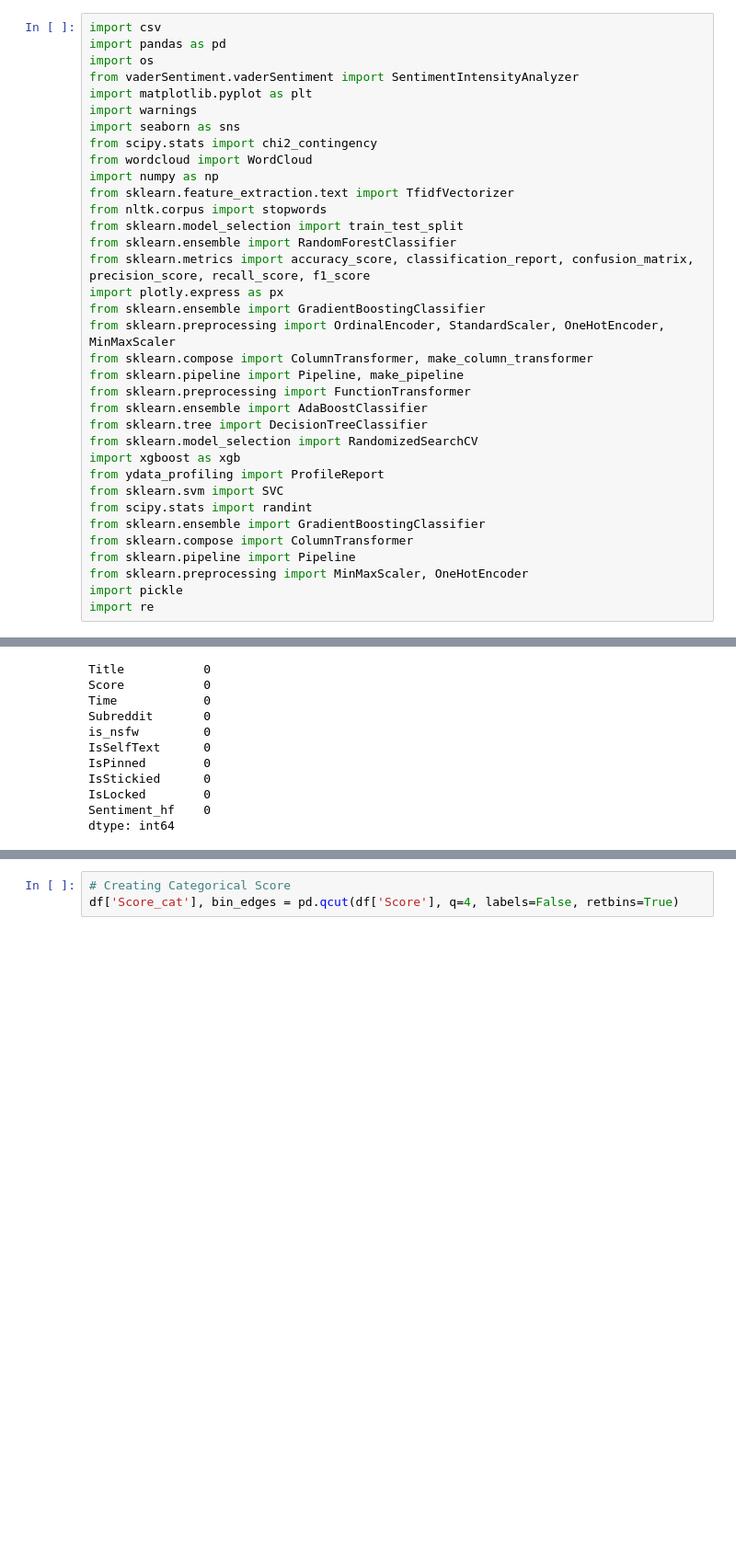
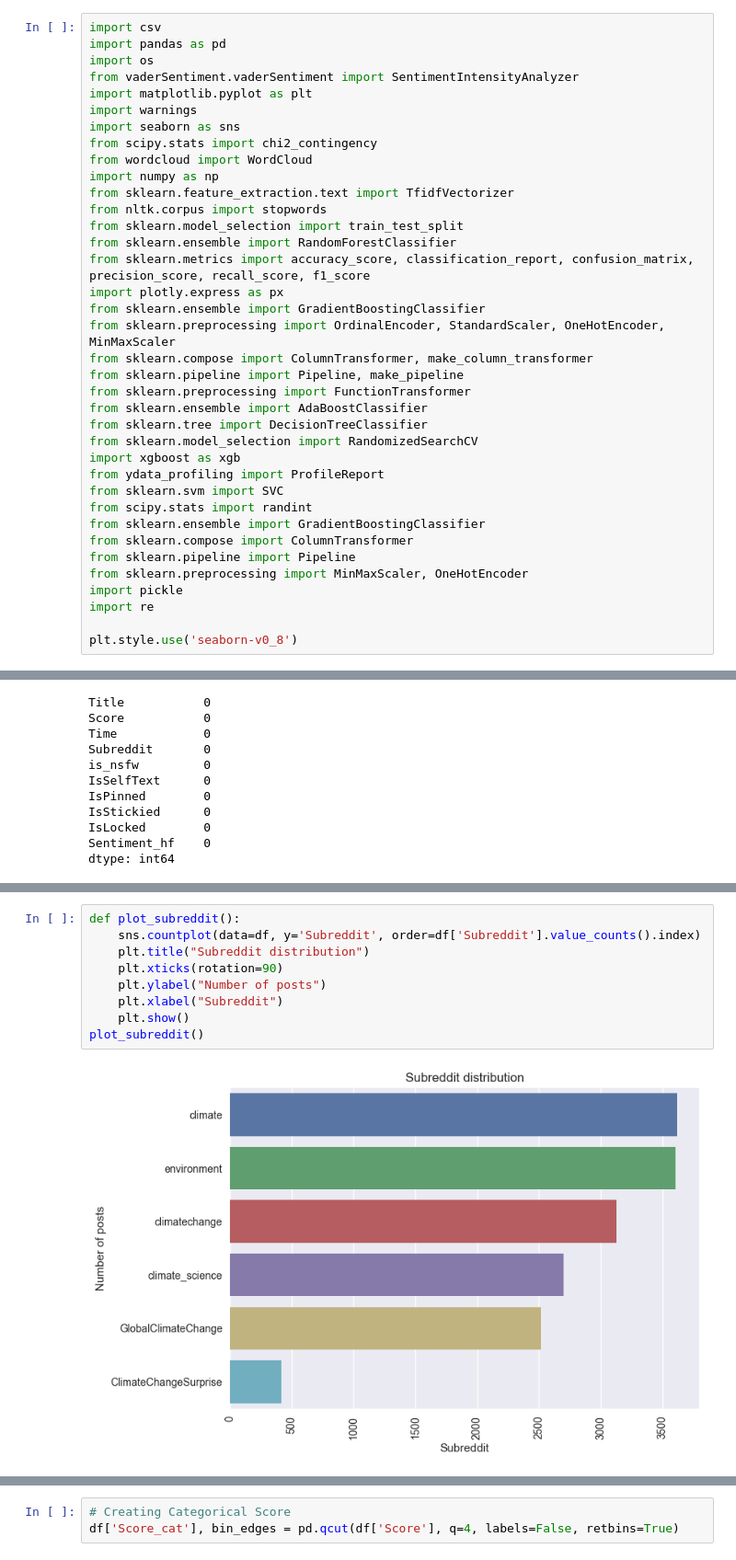
Before and after one commit to mlgomez0/advanced_python_project, a Jupyter notebook: notebooks/climate_change/climate_change_II.ipynb, the cells around one changed output, grey strips where cells are left out. Shown at 92% size. Saved outputs shown, nothing was run; the diff lists cells and outputs as text; blank space fills up the shorter version.

Commit message:
Visualizations were created

```diff
--- a/notebooks/climate_change/climate_change_II.ipynb
+++ b/notebooks/climate_change/climate_change_II.ipynb
@@ -55,6 +55,8 @@ from sklearn.pipeline import Pipeline
 from sklearn.preprocessing import MinMaxScaler, OneHotEncoder
 import pickle
 import re
+
+plt.style.use('seaborn-v0_8')
 # %% [markdown]
 # Dataset Exploration and Cleaning
 
@@ -196,0 +203,11 @@ dtype: int64
+# %%
+def plot_subreddit():
+    sns.countplot(data=df, y='Subreddit', order=df['Subreddit'].value_counts().index)
+    plt.title("Subreddit distribution")
+    plt.xticks(rotation=90)
+    plt.ylabel("Number of posts")
+    plt.xlabel("Subreddit")
+    plt.show()
+plot_subreddit()
+# %% [output]
+[figure, added]
```
Also changed, not shown: parts of 7 cells of this notebook.
